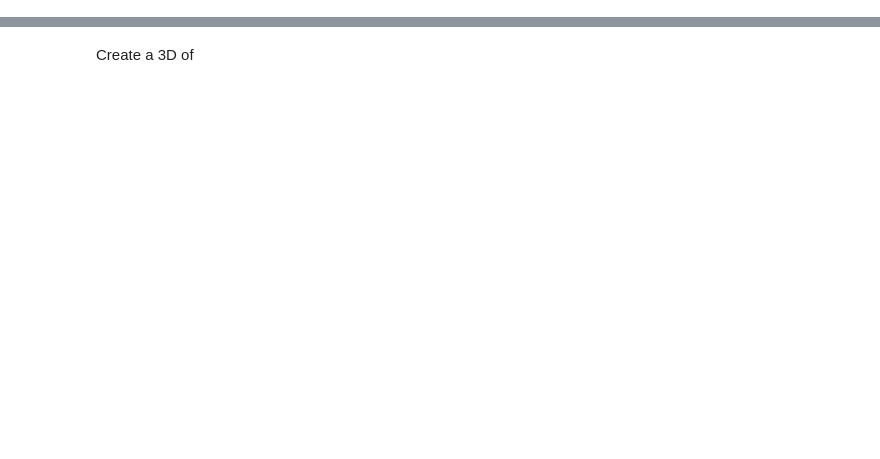
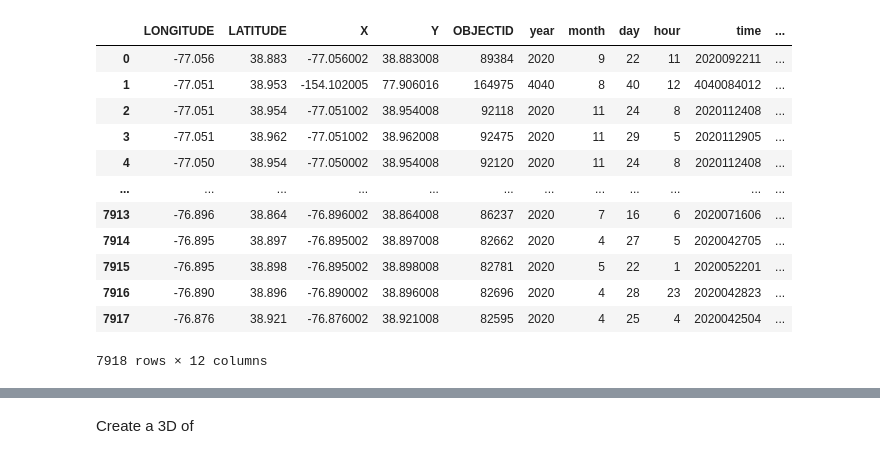
Before and after one commit to HuYazeed/.github.io, a Jupyter notebook: Final.ipynb, the cells around one changed output, grey strips where cells are left out. Drawn from its saved outputs; the diff is of its cells as text; code cells hidden in the pictures; blank space fills up the shorter version.

```diff
--- a/Final.ipynb
+++ b/Final.ipynb
@@ -35,0 +91,17 @@ shot_table.plot(kind = 'hexbin', x = 'DATETIME', y = 'total_payroll')
+# %%
+df_map = shot_table.groupby(['LONGITUDE', 'LATITUDE']).sum().reset_index()
+df_map
+# %% [output]
+|  | LONGITUDE | LATITUDE | X | Y | OBJECTID | year | month | day | hour | time | ... |
+| 0 | -77.056 | 38.883 | -77.056002 | 38.883008 | 89384 | 2020 | 9 | 22 | 11 | 2020092211 | ... |
+| 1 | -77.051 | 38.953 | -154.102005 | 77.906016 | 164975 | 4040 | 8 | 40 | 12 | 4040084012 | ... |
+| 2 | -77.051 | 38.954 | -77.051002 | 38.954008 | 92118 | 2020 | 11 | 24 | 8 | 2020112408 | ... |
+| 3 | -77.051 | 38.962 | -77.051002 | 38.962008 | 92475 | 2020 | 11 | 29 | 5 | 2020112905 | ... |
+| 4 | -77.050 | 38.954 | -77.050002 | 38.954008 | 92120 | 2020 | 11 | 24 | 8 | 2020112408 | ... |
+| ... | ... | ... | ... | ... | ... | ... | ... | ... | ... | ... | ... |
+| 7913 | -76.896 | 38.864 | -76.896002 | 38.864008 | 86237 | 2020 | 7 | 16 | 6 | 2020071606 | ... |
+| 7914 | -76.895 | 38.897 | -76.895002 | 38.897008 | 82662 | 2020 | 4 | 27 | 5 | 2020042705 | ... |
+| 7915 | -76.895 | 38.898 | -76.895002 | 38.898008 | 82781 | 2020 | 5 | 22 | 1 | 2020052201 | ... |
+| 7916 | -76.890 | 38.896 | -76.890002 | 38.896008 | 82696 | 2020 | 4 | 28 | 23 | 2020042823 | ... |
+| 7917 | -76.876 | 38.921 | -76.876002 | 38.921008 | 82595 | 2020 | 4 | 25 | 4 | 2020042504 | ... |
+7918 rows × 12 columns
```
Also changed, not shown: parts of 10 cells of this notebook.
